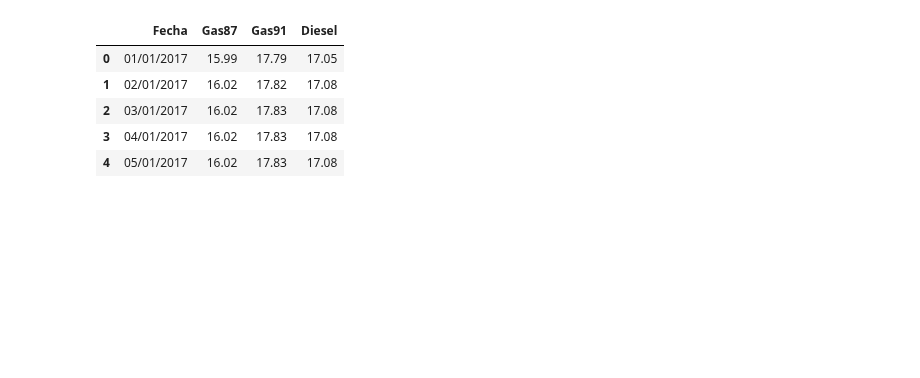
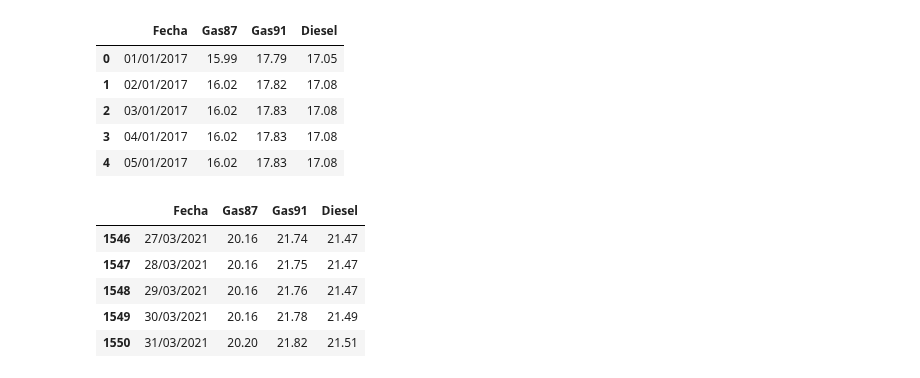
Before and after one commit to AnalyticsBoutique/dashboard-simplificado, a Jupyter notebook: EDS.ipynb, the cells around one changed output. Cells and saved outputs as stored; diff of their text form; code cells hidden in the pictures; blank space fills up the shorter version.

```diff
--- a/EDS.ipynb
+++ b/EDS.ipynb
@@ -470,6 +470,15 @@ Serie_Precios.head()
 | 2 | 03/01/2017 | 16.02 | 17.83 | 17.08 |
 | 3 | 04/01/2017 | 16.02 | 17.83 | 17.08 |
 | 4 | 05/01/2017 | 16.02 | 17.83 | 17.08 |
+# %%
+Serie_Precios.tail()
+# %% [output]
+|  | Fecha | Gas87 | Gas91 | Diesel |
+| 1546 | 27/03/2021 | 20.16 | 21.74 | 21.47 |
+| 1547 | 28/03/2021 | 20.16 | 21.75 | 21.47 |
+| 1548 | 29/03/2021 | 20.16 | 21.76 | 21.47 |
+| 1549 | 30/03/2021 | 20.16 | 21.78 | 21.49 |
+| 1550 | 31/03/2021 | 20.20 | 21.82 | 21.51 |
 # %%
 # Guardamos en CSV
 Serie_Precios.to_csv('../Data_CSV/Price_Time_Serie.csv', sep = ',', encoding = 'utf-8-sig', index = False)
```
Also changed, not shown: parts of 2 cells of this notebook.
